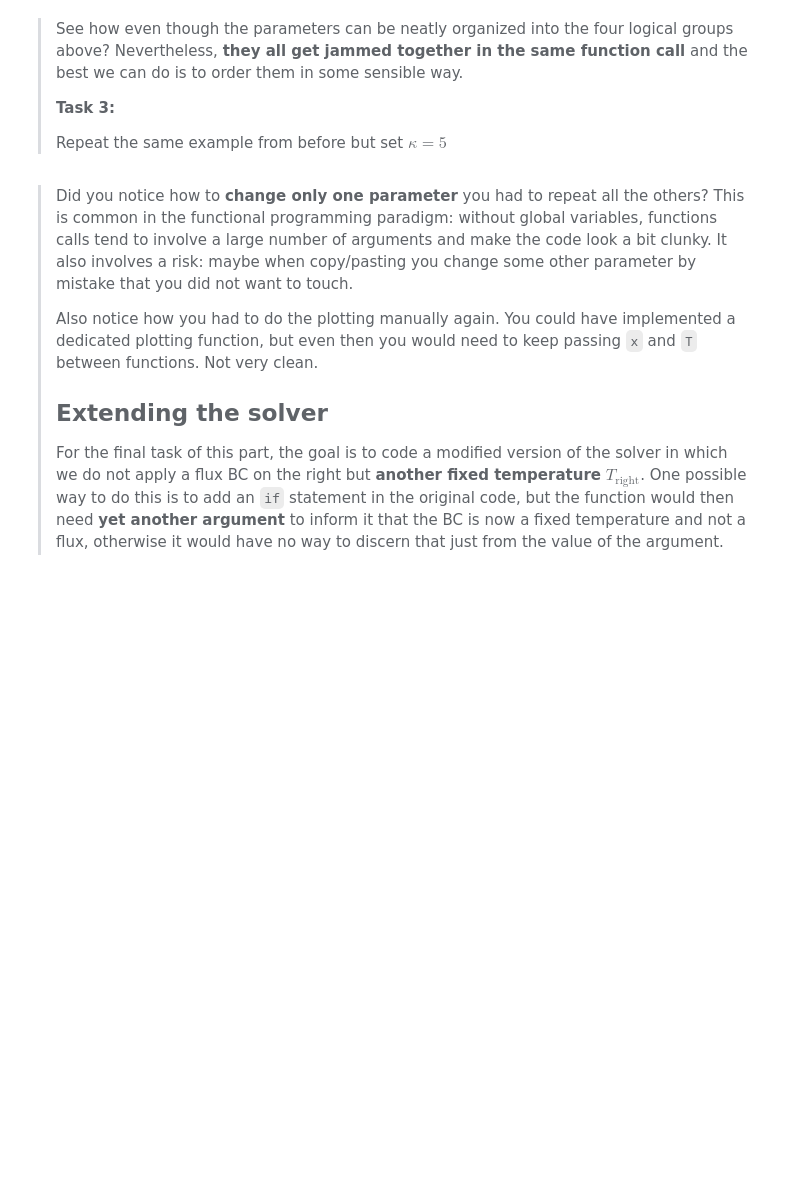
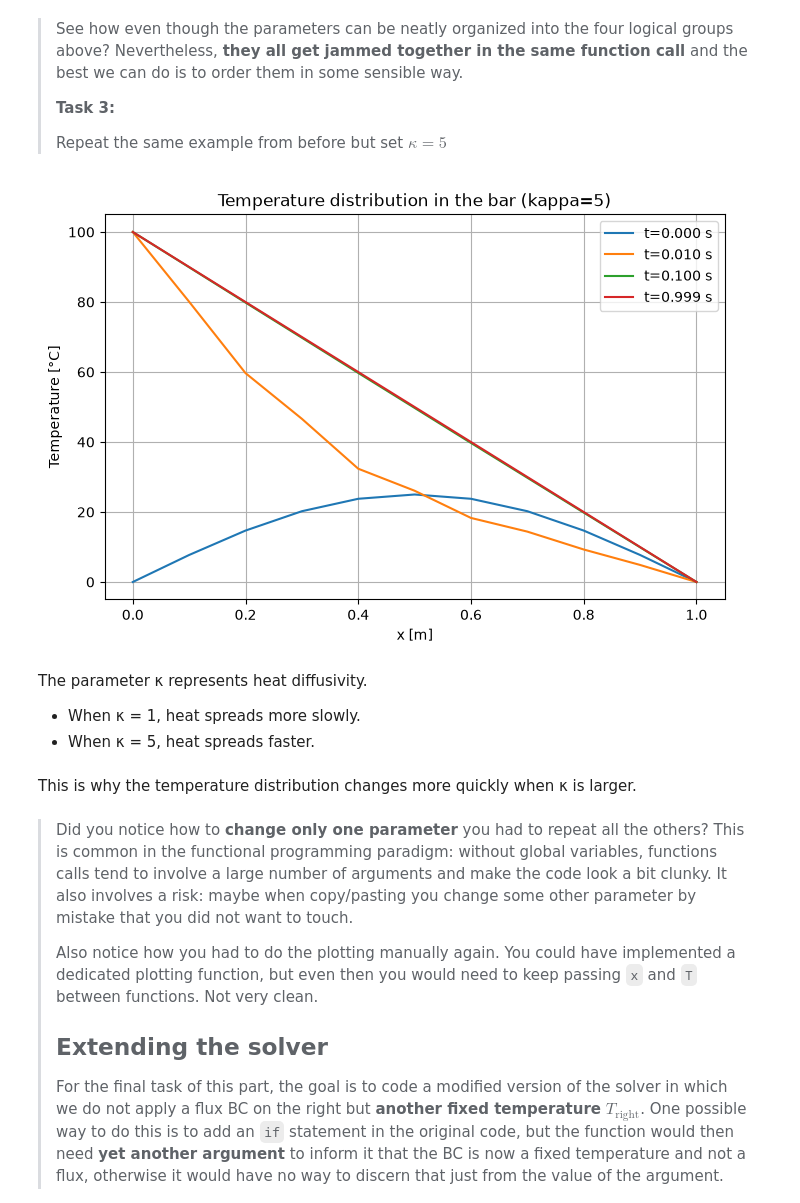
Before and after one commit to chiabalocco/PA2.1, a Jupyter notebook: 1_functional.ipynb, the cells around one changed output. Drawn from its saved outputs; the diff is of its cells as text; code cells hidden in the pictures; blank space fills up the shorter version.

```diff
--- a/1_functional.ipynb
+++ b/1_functional.ipynb
@@ -75,12 +96,39 @@ x,T = # YOUR_CODE_LINE_HERE
 > **Task 3:**
 >
 > Repeat the same example from before but set $\kappa=5$
-# %%
-# run the solver
-x,T = # YOUR_CODE_LINE_HERE
-
-# plot the solution
-# YOUR_CODE_LINES_HERE
+# %%
+# run the solver
+x, T = run_diffusion(
+    L=1.0,
+    dx=0.1,
+    dt=0.001,
+    kappa=5,
+    T_init=lambda x: 25*np.sin(np.pi*x),
+    T_left=100,
+    h_right=0,
+    n_steps=1000
+)
+
+# plot the solution
+plt.figure(figsize=(8,5))
+
+for n in [0, 10, 100, 999]:
+    plt.plot(x, T[n,:], label=f't={n*0.001:.3f} s')
+
+plt.xlabel('x [m]')
+plt.ylabel('Temperature [°C]')
+plt.title('Temperature distribution in the bar (kappa=5)')
+plt.legend()
+plt.grid()
+plt.show()
+# %% [output]
+[figure, added]
+# %% [markdown]
+The parameter κ represents heat diffusivity.
+- When κ = 1, heat spreads more slowly.
+- When κ = 5, heat spreads faster.
+# %% [markdown]
+This is why the temperature distribution changes more quickly when κ is larger.
 # %% [markdown]
 > Did you notice how to **change only one parameter** you had to repeat all the others? This is common in the functional programming paradigm: without global variables, functions calls tend to involve a large number of arguments and make the code look a bit clunky. It also involves a risk: maybe when copy/pasting you change some other parameter by mistake that you did not want to touch.
 >
```
Also changed, not shown: parts of 9 cells of this notebook, 1 other file.
